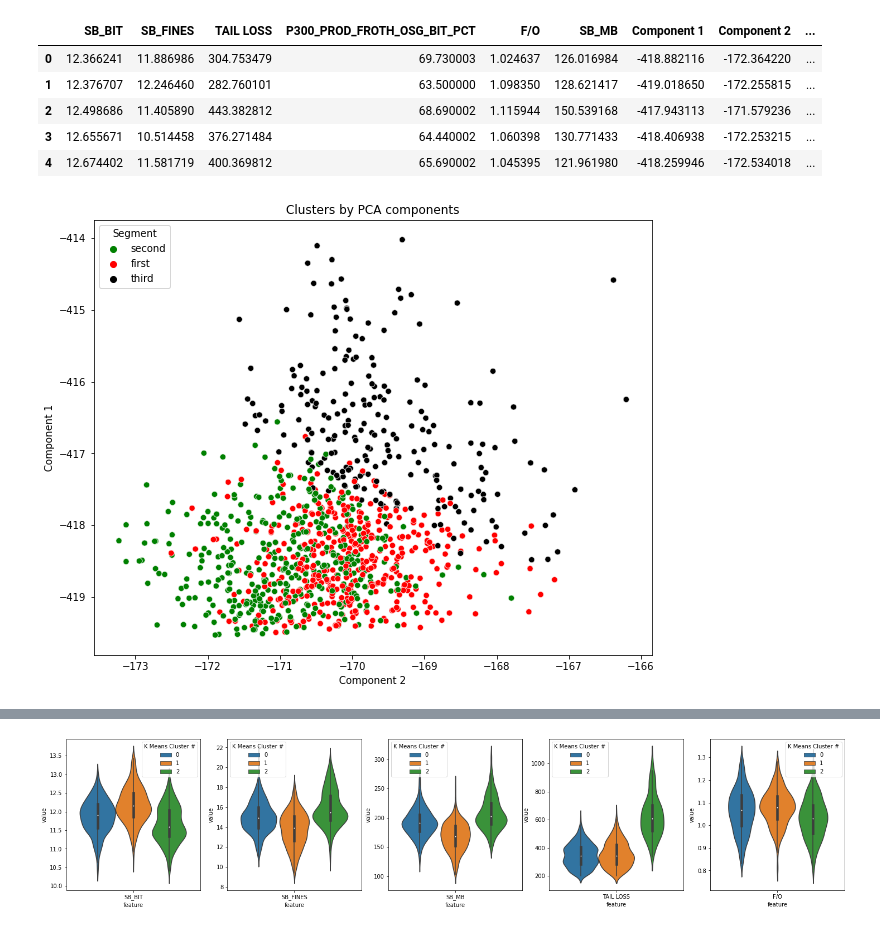
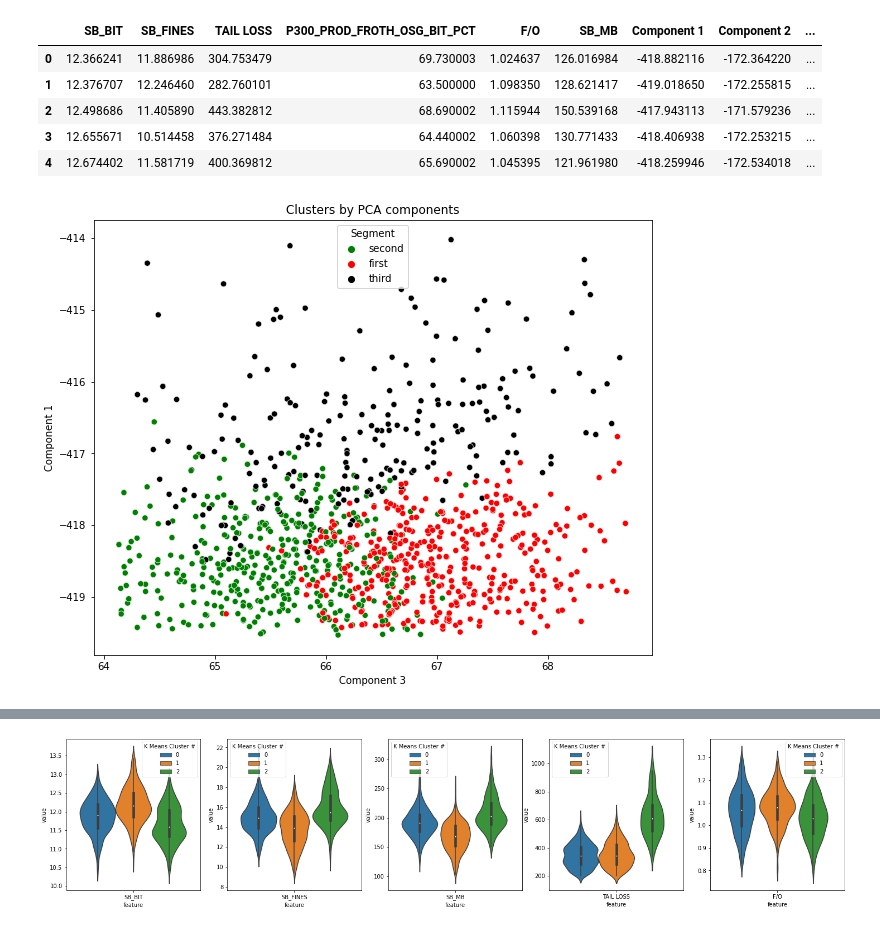
Before and after one commit to pkang0831/python_import_lesson, a Jupyter notebook: P300Model_FOanalysis.ipynb, the cells around one changed output, grey strips where cells are left out. Cells and saved outputs as stored; diff of their text form; code cells hidden in the pictures.

```diff
--- a/P300Model_FOanalysis.ipynb
+++ b/P300Model_FOanalysis.ipynb
@@ -249,14 +249,14 @@ df_with_pca_cluster.head()
 df_with_pca_cluster['Segment'] = df_with_pca_cluster['K Means Cluster #'].map({0:'first',1:'second',2:'third'})
 # %%
 # PC1 vs PC2 - vary this to view
-x_axis = df_with_pca_cluster['Component 2']
+x_axis = df_with_pca_cluster['Component 3']
 y_axis = df_with_pca_cluster['Component 1']
 plt.figure(figsize = (10,8))
 sns.scatterplot(x_axis, y_axis, hue = df_with_pca_cluster['Segment'],palette= ['g','r','k'])
 plt.title('Clusters by PCA components')
 plt.show()
 # %% [output]
-[figure, old version]
+[figure, new version]
 # %%
 df_cluster = df_with_pca_cluster.set_index('Segment')
 # %%
```
